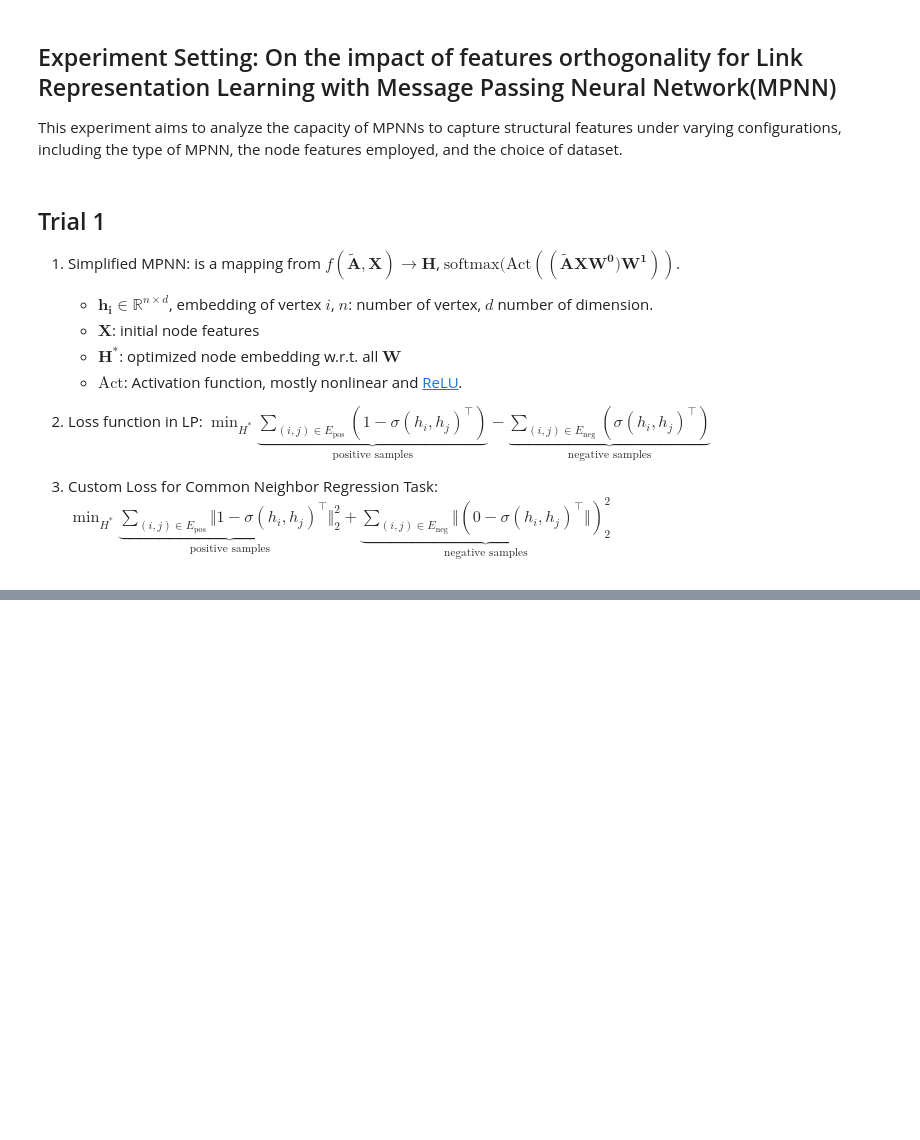
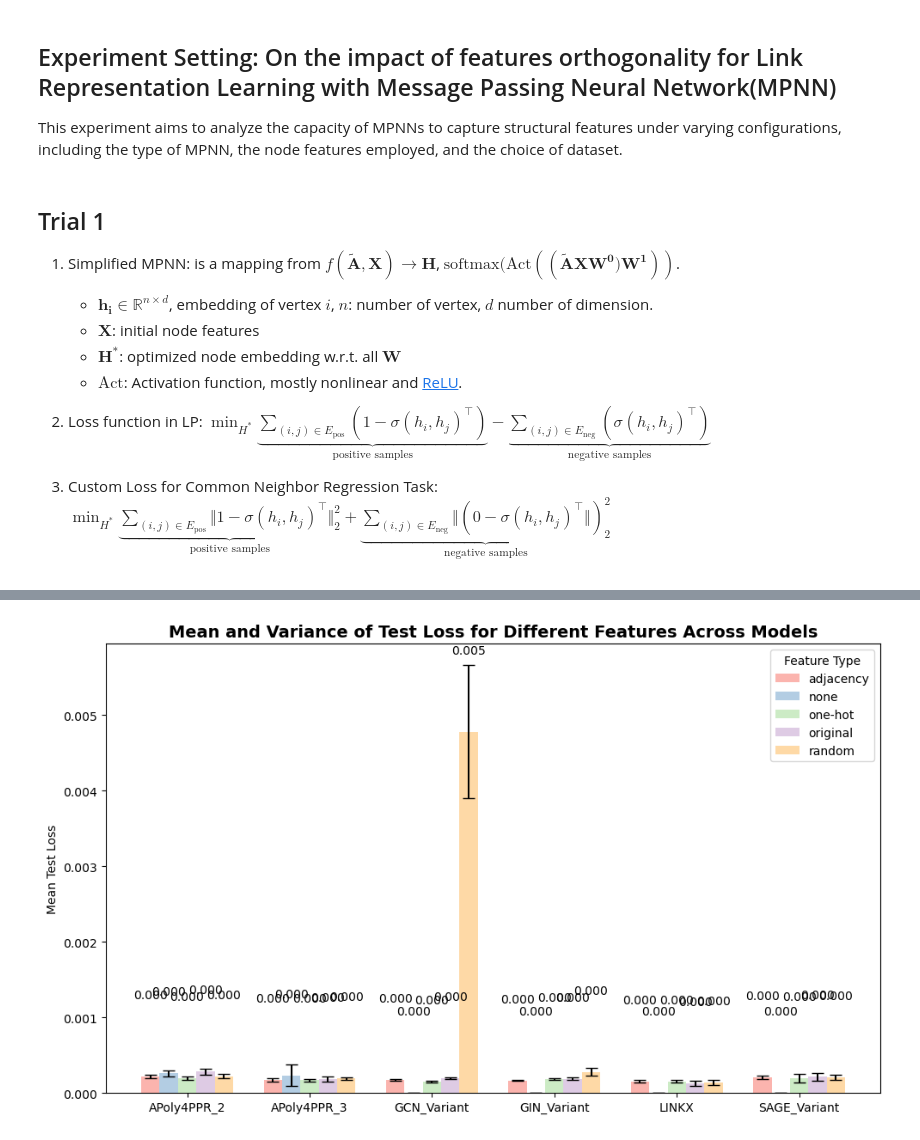
Before and after one commit to Wektor607/Universal-MP, a Jupyter notebook: exps/5_heuristic_adj.ipynb, the cells around one changed output, grey strips where cells are left out. Drawn from its saved outputs; the diff is of its cells as text; code cells hidden in the pictures; blank space fills up the shorter version.

```diff
--- a/exps/5_heuristic_adj.ipynb
+++ b/exps/5_heuristic_adj.ipynb
@@ -92,0 +182,17 @@ plt.show()
+# %%
+import pandas as pd
+
+# Load the data
+file_path = '/Users/ruiruiwang/KIT/Universal-MP/results/gcn4PPR_Cora.csv'
+data = pd.read_csv(file_path)
+
+# Calculate the mean and variance of 'Test_Loss' for rows with the same 'Model' and 'NodeFeat'
+merged_data = data.groupby(['Model', 'NodeFeat', 'Heuristic']).agg(
+    Mean_Loss=('Test_Loss', 'mean'),
+    Variance_Loss=('Test_Loss', 'var')
+).reset_index()
+
+# Display the processed data (or save it if needed)
+data = merged_data['Mean_Loss']
+errors = merged_data['Variance_Loss']
+merged_data
@@ -92,0 +217,46 @@ plt.show()
+# %%
+import matplotlib.pyplot as plt
+import numpy as np
+import pandas as pd
+
+# Data values from the merged statistics
+df = merged_data
+# Plot settings
+fig, ax = plt.subplots(figsize=(10, 6))
+x = np.arange(len(df["Model"].unique()))  # x-axis positions for each method
+width = 0.15  # Adjusted width for additional feature type
+
+colors = ['#fbb4ae', '#b3cde3', '#ccebc5', '#decbe4', '#fed9a6']  # Soft pastel shades
+
+# Extract unique features and methods for grouping
+unique_features = df["NodeFeat"].unique()
+methods = df["Model"].unique()
+
+complete_index = pd.MultiIndex.from_product([methods, unique_features], names=["Model", "NodeFeat"])
+df = df.set_index(["Model", "NodeFeat"]).reindex(complete_index, fill_value=0).reset_index()
+
+# Plot each feature's data for all models grouped by model type
+for i, feature in enumerate(unique_features):
+    feature_data = df[df["NodeFeat"] == feature]
+    values = feature_data["Mean_Loss"].values
+    errors = np.sqrt(feature_data["Variance_Loss"].values)  # Standard deviation for error bars
+
+    # Plot bar with error bars
+    ax.bar(x + i * width, values, width, yerr=errors, label=feature, color=colors[i], capsize=5)
+
+    # Adding data labels for mean values
+    for j, val in enumerate(values):
+        ax.text(x[j] + i * width, val + 0.001, f'{val:.3f}', ha='center', va='bottom')
+
+# Set labels and title
+ax.set_ylabel('Mean Test Loss')
+ax.set_title('Mean and Variance of Test Loss for Different Features Across Models', loc='center', fontsize=14, fontweight='bold')
+ax.set_xticks(x + width * (len(unique_features) - 1) / 2)
+ax.set_xticklabels(methods)
+ax.legend(loc='upper right', title="Feature Type")
+
+
+plt.tight_layout()
+plt.show()
+# %% [output]
+[figure, added]
```
Also changed, not shown: parts of 7 cells of this notebook, 4 other files.
